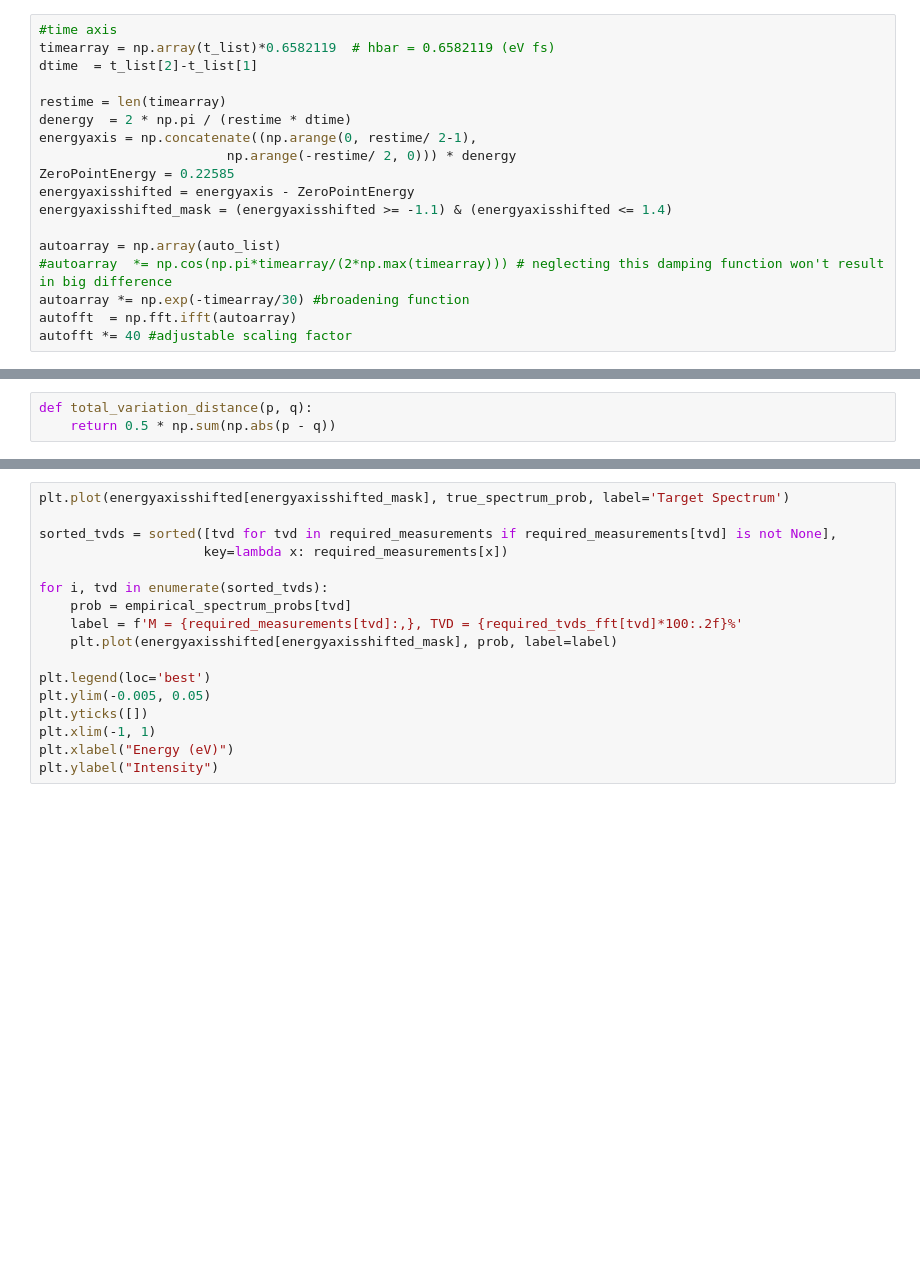
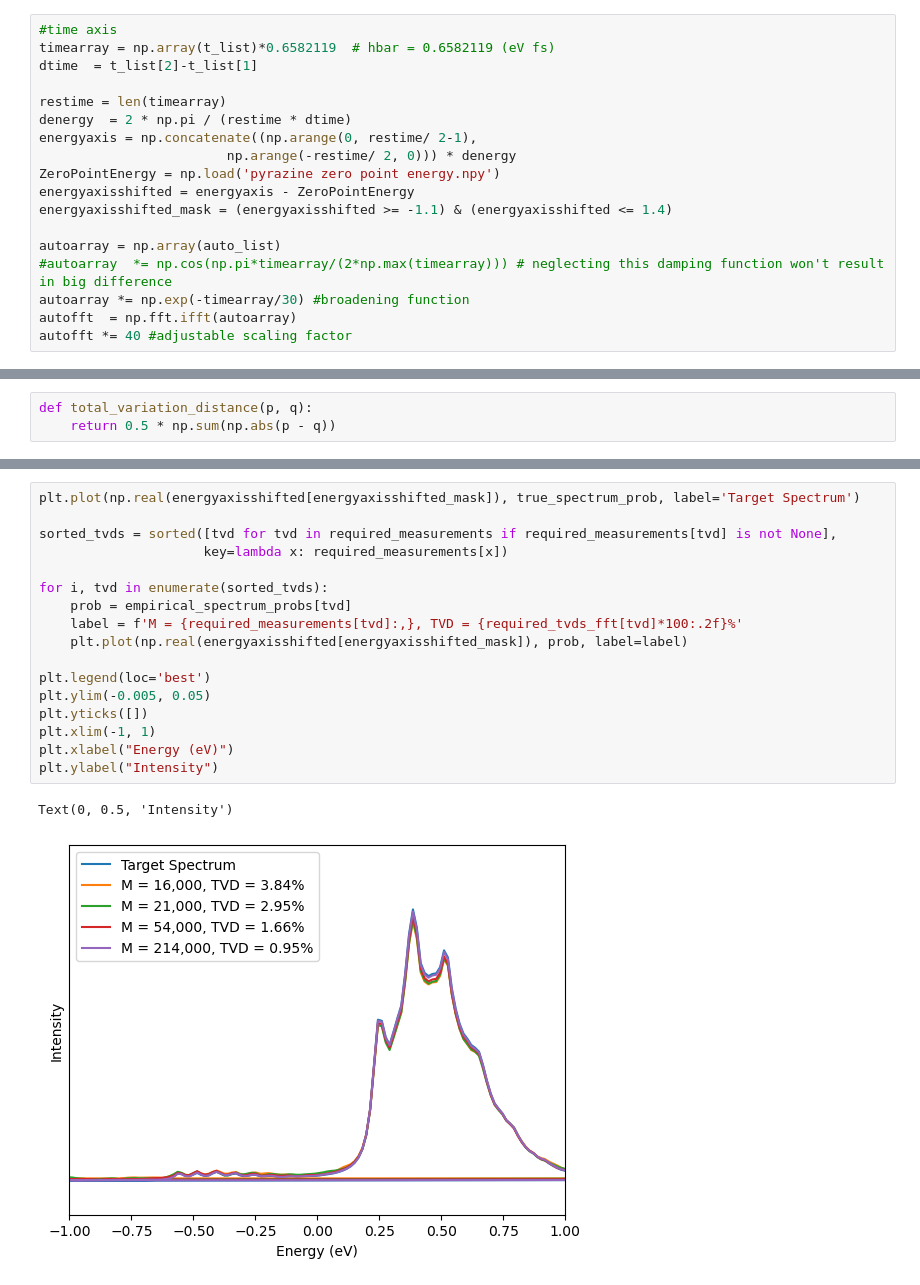
Before and after one commit to XN-F/GridBasedPyrazine, a Jupyter notebook: Measurement Shot Estimation-Autocorrelation Based Sampling.ipynb, the cells around one changed output, grey strips where cells are left out. Saved outputs shown, nothing was run; the diff lists cells and outputs as text; blank space fills up the shorter version.

```diff
--- a/Measurement Shot Estimation-Autocorrelation Based Sampling.ipynb
+++ b/Measurement Shot Estimation-Autocorrelation Based Sampling.ipynb
@@ -17,7 +17,7 @@ restime = len(timearray)
 denergy  = 2 * np.pi / (restime * dtime)
 energyaxis = np.concatenate((np.arange(0, restime/ 2-1),
                         np.arange(-restime/ 2, 0))) * denergy
-ZeroPointEnergy = 0.22585
+ZeroPointEnergy = np.load('pyrazine zero point energy.npy')
 energyaxisshifted = energyaxis - ZeroPointEnergy
 energyaxisshifted_mask = (energyaxisshifted >= -1.1) & (energyaxisshifted <= 1.4)
 
@@ -104,17 +108,20 @@ plt.ylabel("Total Variation Distance (TVD)")
 # %%
-plt.plot(energyaxisshifted[energyaxisshifted_mask], true_spectrum_prob, label='Target Spectrum')
+plt.plot(np.real(energyaxisshifted[energyaxisshifted_mask]), true_spectrum_prob, label='Target Spectrum')
 
 sorted_tvds = sorted([tvd for tvd in required_measurements if required_measurements[tvd] is not None],
                      key=lambda x: required_measurements[x])
 
 for i, tvd in enumerate(sorted_tvds):
     prob = empirical_spectrum_probs[tvd]
     label = f'M = {required_measurements[tvd]:,}, TVD = {required_tvds_fft[tvd]*100:.2f}%'
-    plt.plot(energyaxisshifted[energyaxisshifted_mask], prob, label=label)
+    plt.plot(np.real(energyaxisshifted[energyaxisshifted_mask]), prob, label=label)
 
 plt.legend(loc='best')
 plt.ylim(-0.005, 0.05)
 plt.yticks([])
 plt.xlim(-1, 1)
 plt.xlabel("Energy (eV)")
 plt.ylabel("Intensity")
+# %% [output]
+Text(0, 0.5, 'Intensity')
+[figure, added]
```
Also changed, not shown: parts of 2 cells of this notebook.
